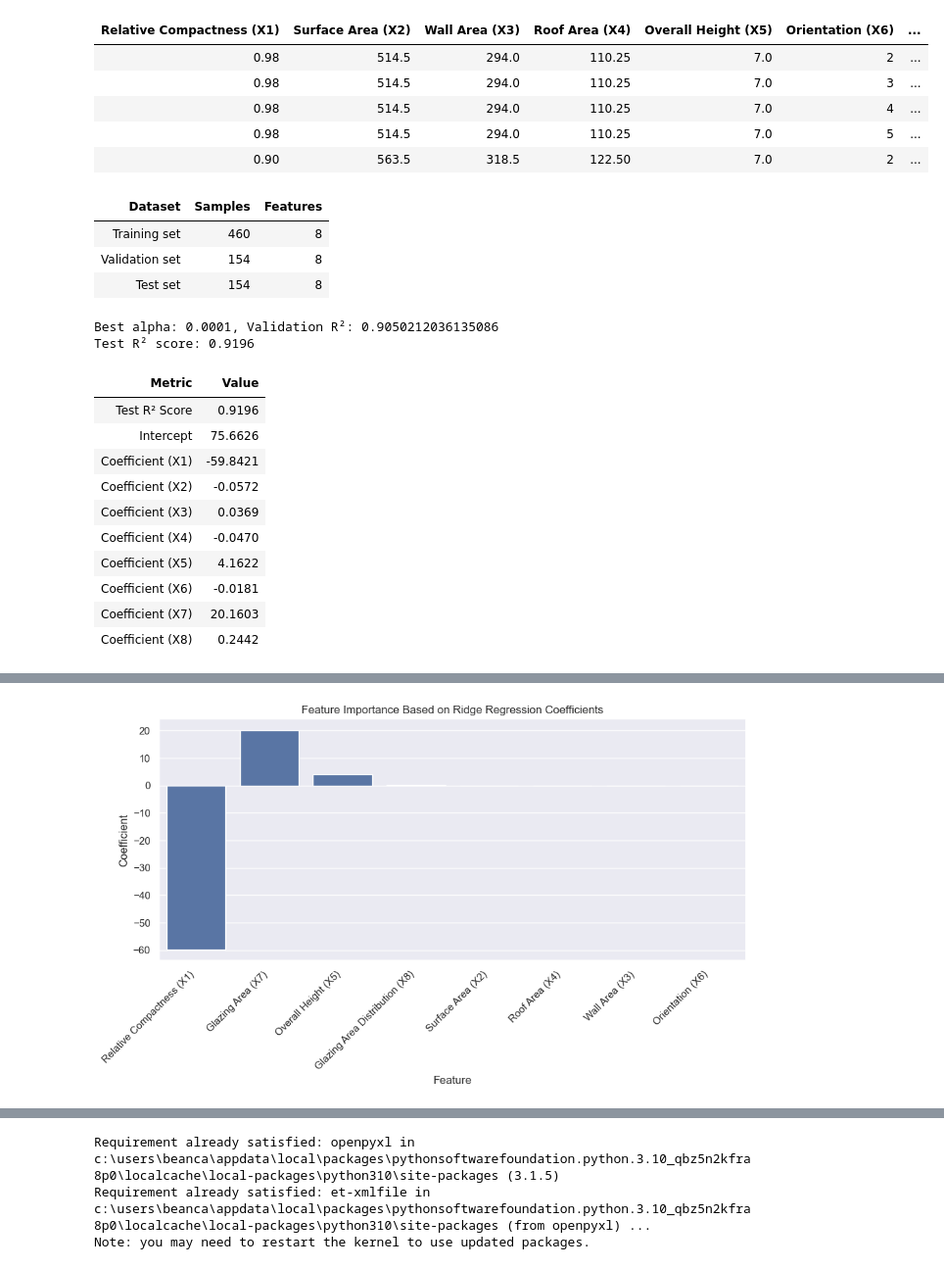
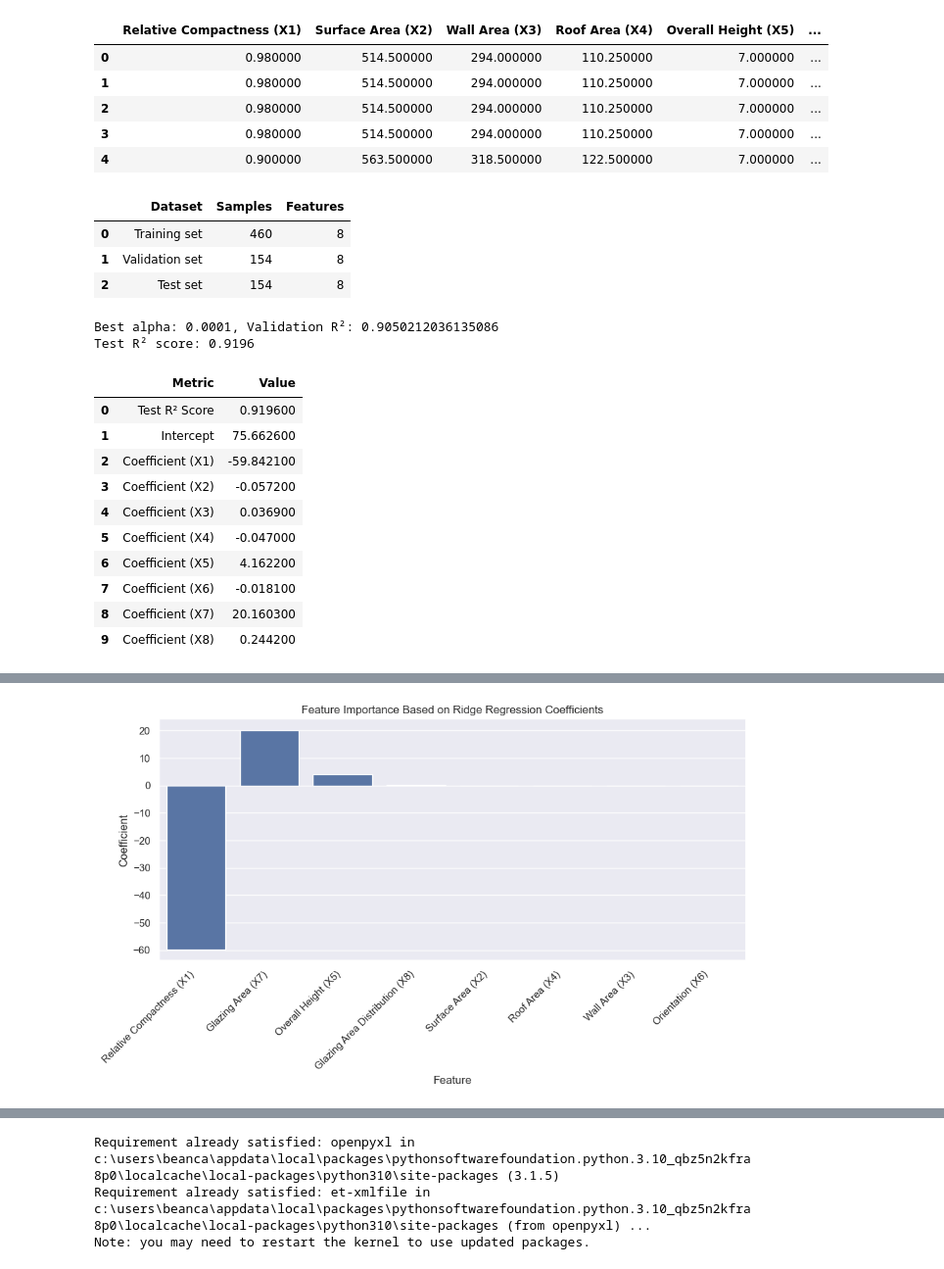
Before and after one commit to bae1402/EMTECT-LAB---PROGRAMMING-ACTIVIES, a Jupyter notebook: lab22222.ipynb, the cells around one changed output, grey strips where cells are left out. Shown at 98% size. Cells and saved outputs as stored; diff of their text form; code cells hidden in the pictures.

```diff
--- a/lab22222.ipynb
+++ b/lab22222.ipynb
@@ -29,8 +29,6 @@ y = data["Heating Load (Y1)"]  # Target variable (Y1)
 table_css = """
     <style>
         table {
-            width: 80%;
-            margin: 25px auto;
             font-family: Arial, sans-serif;
             border-collapse: collapse;
             box-shadow: 0 0 10px rgba(0,0,0,0.1);
@@ -51,8 +49,10 @@ table_css = """
 """
 
 # Display the first few rows of the dataset with table styling
-styled_data_table = f"{table_css}{data.head().to_html(index=False)}"
-display(HTML(styled_data_table))
+styled_data_table = data.head().style.set_table_attributes('style="width: 80%; margin: auto;"').set_table_styles(
+    [{'selector': 'th', 'props': [('text-align', 'center')]},
+     {'selector': 'td', 'props': [('text-align', 'center')]}])
+display(styled_data_table)
 
 # Split the data into training (60%), validation (20%), and test (20%) sets
 X_train, X_temp, y_train, y_temp = train_test_split(X, y, test_size=0.4, random_state=42)
@@ -64,8 +64,11 @@ dataset_split = pd.DataFrame({
     'Samples': [X_train.shape[0], X_val.shape[0], X_test.shape[0]],
     'Features': [X_train.shape[1], X_val.shape[1], X_test.shape[1]]
 })
-styled_split_results = f"{table_css}{dataset_split.to_html(index=False)}"
-display(HTML(styled_split_results))
+
+styled_split_results = dataset_split.style.set_table_attributes('style="width: 80%; margin: auto;"').set_table_styles(
+    [{'selector': 'th', 'props': [('text-align', 'center')]},
+     {'selector': 'td', 'props': [('text-align', 'center')]}])
+display(styled_split_results)
 
 # Train Ridge regression models with different alpha values
 alphas = np.logspace(-4, 4, 10)
@@ -97,8 +100,11 @@ model_results = pd.DataFrame({
     'Metric': ['Test R² Score', 'Intercept'] + [f'Coefficient (X{i+1})' for i in range(len(coefficients))],
     'Value': [round(r2_test, 4), round(intercept, 4)] + [round(coef, 4) for coef in coefficients]
 })
-styled_model_results = f"{table_css}{model_results.to_html(index=False)}"
-display(HTML(styled_model_results))
+
+styled_model_results = model_results.style.set_table_attributes('style="width: 80%; margin: auto;"').set_table_styles(
+    [{'selector': 'th', 'props': [('text-align', 'center')]},
+     {'selector': 'td', 'props': [('text-align', 'center')]}])
+display(styled_model_results)
 
 # Rank features by the absolute value of their coefficients
 feature_importance = pd.DataFrame({
@@ -108,60 +114,65 @@ feature_importance = pd.DataFrame({
 
 # Extract the top 5 features
 top_5_features = feature_importance.head(5)
-styled_top_5 = f"{table_css}{top_5_features.to_html(index=False)}"
-display(HTML(styled_top_5))
+styled_top_5 = top_5_features.style.set_table_attributes('style="width: 80%; margin: auto;"').set_table_styles(
+    [{'selector': 'th', 'props': [('text-align', 'center')]},
+     {'selector': 'td', 'props': [('text-align', 'center')]}])
+display(styled_top_5)
 
 # Train with only the top 5 features
 top_5_X_train = X_train[top_5_features['Feature']]
 top_5_X_val = X_val[top_5_features['Feature']]
 top_5_X_test = X_test[top_5_features['Feature']]
 
 top_5_model = Ridge(alpha=best_alpha)
 top_5_model.fit(top_5_X_train, y_train)
 
 # Evaluate the model with top 5 features
 y_val_pred_top5 = top_5_model.predict(top_5_X_val)
 r2_val_top5 = r2_score(y_val, y_val_pred_top5)
 
 y_test_pred_top5 = top_5_model.predict(top_5_X_test)
 r2_test_top5 = r2_score(y_test, y_test_pred_top5)
 
 # Display results for top 5 features with table styling
 results = pd.DataFrame({
     'Metric': ['Validation R²', 'Test R²'],
     'Score': [r2_val_top5, r2_test_top5]
 })
-styled_results = f"{table_css}{results.to_html(index=False)}"
-display(HTML(styled_results))
+
+styled_results = results.style.set_table_attributes('style="width: 80%; margin: auto;"').set_table_styles(
+    [{'selector': 'th', 'props': [('text-align', 'center')]},
+     {'selector': 'td', 'props': [('text-align', 'center')]}])
+display(styled_results)
 
 # Plot feature importance
 plt.figure(figsize=(10, 6))
 sns.barplot(x='Feature', y='Coefficient', data=feature_importance)
 plt.title('Feature Importance Based on Ridge Regression Coefficients')
 plt.xticks(rotation=45, ha='right')
 plt.tight_layout()
 plt.show()
 # %% [output]
-| Relative Compactness (X1) | Surface Area (X2) | Wall Area (X3) | Roof Area (X4) | Overall Height (X5) | Orientation (X6) | ... |
-| 0.98 | 514.5 | 294.0 | 110.25 | 7.0 | 2 | ... |
-| 0.98 | 514.5 | 294.0 | 110.25 | 7.0 | 3 | ... |
-| 0.98 | 514.5 | 294.0 | 110.25 | 7.0 | 4 | ... |
-| 0.98 | 514.5 | 294.0 | 110.25 | 7.0 | 5 | ... |
-| 0.90 | 563.5 | 318.5 | 122.50 | 7.0 | 2 | ... |
+|  | Relative Compactness (X1) | Surface Area (X2) | Wall Area (X3) | Roof Area (X4) | Overall Height (X5) | ... |
+| 0 | 0.980000 | 514.500000 | 294.000000 | 110.250000 | 7.000000 | ... |
+| 1 | 0.980000 | 514.500000 | 294.000000 | 110.250000 | 7.000000 | ... |
+| 2 | 0.980000 | 514.500000 | 294.000000 | 110.250000 | 7.000000 | ... |
+| 3 | 0.980000 | 514.500000 | 294.000000 | 110.250000 | 7.000000 | ... |
+| 4 | 0.900000 | 563.500000 | 318.500000 | 122.500000 | 7.000000 | ... |
-| Dataset | Samples | Features |
-| Training set | 460 | 8 |
-| Validation set | 154 | 8 |
-| Test set | 154 | 8 |
+|  | Dataset | Samples | Features |
+| 0 | Training set | 460 | 8 |
+| 1 | Validation set | 154 | 8 |
+| 2 | Test set | 154 | 8 |
 Best alpha: 0.0001, Validation R²: 0.9050212036135086
 Test R² score: 0.9196
-| Metric | Value |
-| Test R² Score | 0.9196 |
-| Intercept | 75.6626 |
-| Coefficient (X1) | -59.8421 |
-| Coefficient (X2) | -0.0572 |
-| Coefficient (X3) | 0.0369 |
-| Coefficient (X4) | -0.0470 |
-| Coefficient (X5) | 4.1622 |
-| Coefficient (X6) | -0.0181 |
-| Coefficient (X7) | 20.1603 |
-| Coefficient (X8) | 0.2442 |
+|  | Metric | Value |
+| 0 | Test R² Score | 0.919600 |
+| 1 | Intercept | 75.662600 |
+| 2 | Coefficient (X1) | -59.842100 |
+| 3 | Coefficient (X2) | -0.057200 |
+| 4 | Coefficient (X3) | 0.036900 |
+| 5 | Coefficient (X4) | -0.047000 |
+| 6 | Coefficient (X5) | 4.162200 |
+| 7 | Coefficient (X6) | -0.018100 |
+| 8 | Coefficient (X7) | 20.160300 |
+| 9 | Coefficient (X8) | 0.244200 |
```
Also changed, not shown: parts of 2 cells of this notebook.
